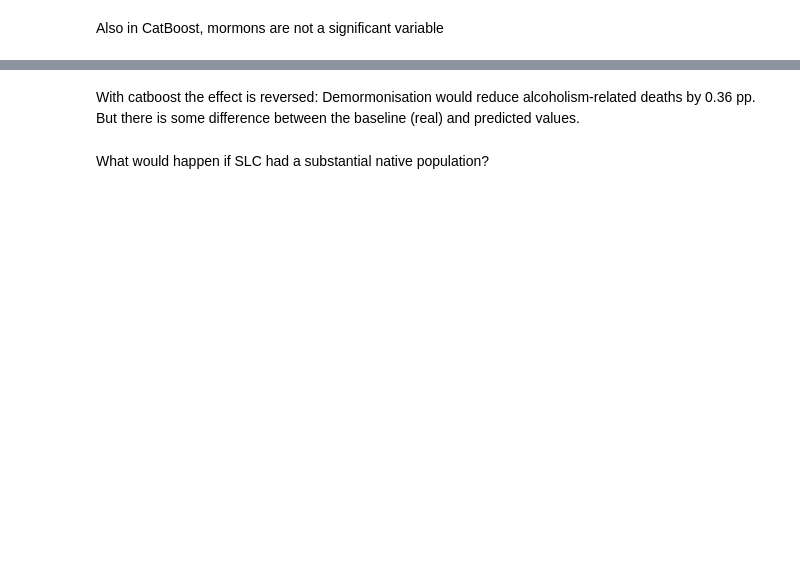
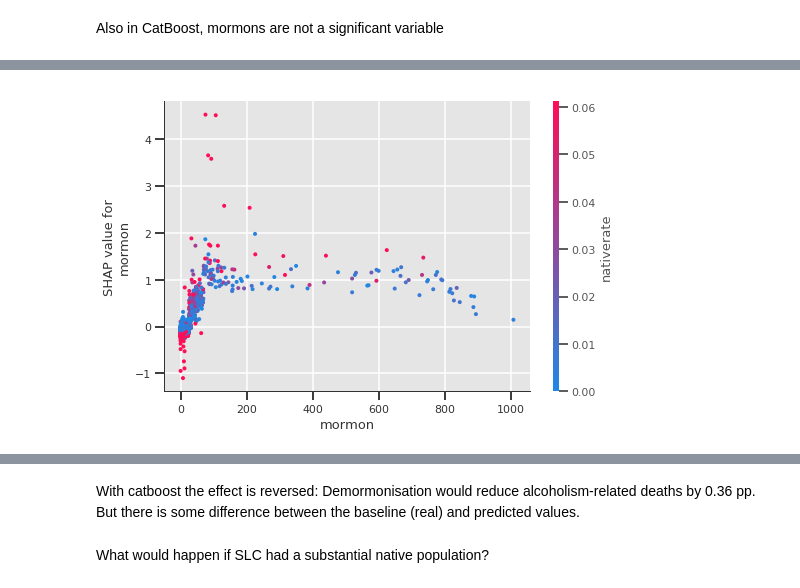
Before and after one commit to jlricon/open_nintil, a Jupyter notebook: mormons/Alcohol mortality.ipynb, the cells around one changed output, grey strips where cells are left out. Drawn from its saved outputs; the diff is of its cells as text; code cells hidden in the pictures; blank space fills up the shorter version.

```diff
--- a/mormons/Alcohol mortality.ipynb
+++ b/mormons/Alcohol mortality.ipynb
@@ -507,7 +561,9 @@ AssertionError: Feature and SHAP matrices must have the same number of rows!
 # %%
-shap.dependence_plot("mormon", shaps,data[x3],show=False)
+shap.dependence_plot("mormon", shaps,data[x3],show=False,interaction_index="nativerate")
 plt.tight_layout()
 plt.savefig('figures/alcohol_shap.png')
+# %% [output]
+[figure, added]
 # %%
 shap.dependence_plot("pop_census", shaps,data[x3],show=False)
 plt.tight_layout()
```
Also changed, not shown: parts of 36 cells of this notebook, 5 other files.
